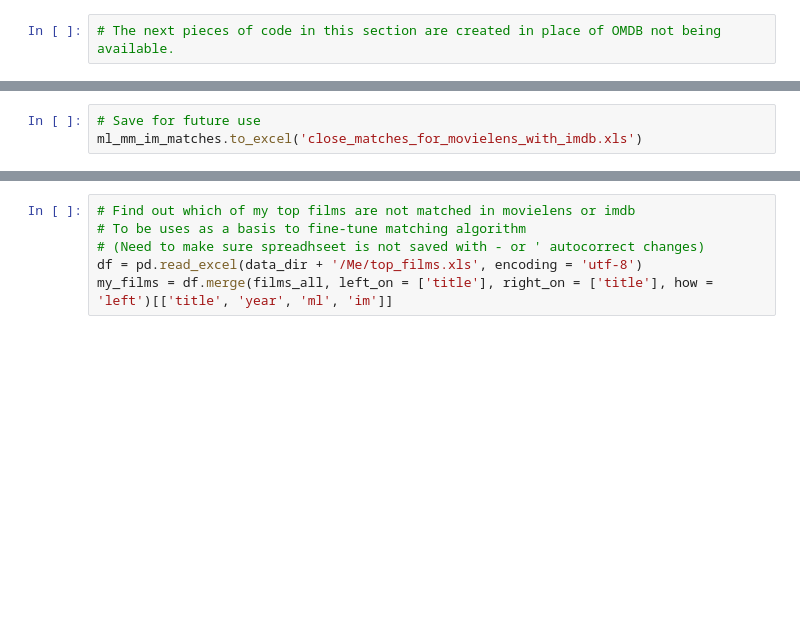
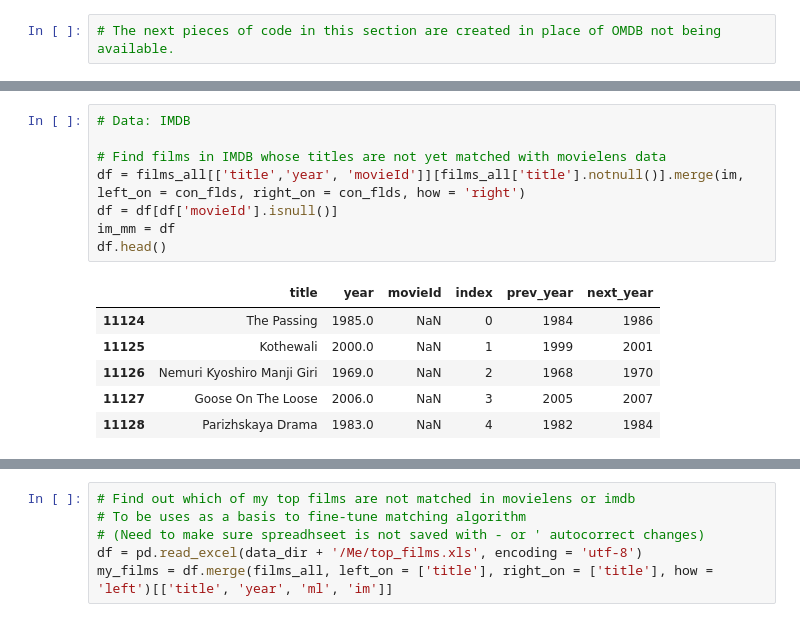
Before and after one commit to bartstonejjj/Data-Science, a Jupyter notebook: LAF/Film Recommendation Engine.ipynb, the cells around one changed output, grey strips where cells are left out. Cells and saved outputs as stored; diff of their text form; blank space fills up the shorter version.

```diff
--- a/LAF/Film Recommendation Engine.ipynb
+++ b/LAF/Film Recommendation Engine.ipynb
@@ -491,3 +402,15 @@ ml_mm_im_matches
-# %%
-# Save for future use
-ml_mm_im_matches.to_excel('close_matches_for_movielens_with_imdb.xls')
+# %%
+# Data: IMDB
+
+# Find films in IMDB whose titles are not yet matched with movielens data
+df = films_all[['title','year', 'movieId']][films_all['title'].notnull()].merge(im, left_on = con_flds, right_on = con_flds, how = 'right')
+df = df[df['movieId'].isnull()]
+im_mm = df
+df.head()
+# %% [output]
+|  | title | year | movieId | index | prev_year | next_year |
+| 11124 | The Passing | 1985.0 | NaN | 0 | 1984 | 1986 |
+| 11125 | Kothewali | 2000.0 | NaN | 1 | 1999 | 2001 |
+| 11126 | Nemuri Kyoshiro Manji Giri | 1969.0 | NaN | 2 | 1968 | 1970 |
+| 11127 | Goose On The Loose | 2006.0 | NaN | 3 | 2005 | 2007 |
+| 11128 | Parizhskaya Drama | 1983.0 | NaN | 4 | 1982 | 1984 |
```
Also changed, not shown: parts of 24 cells of this notebook.
